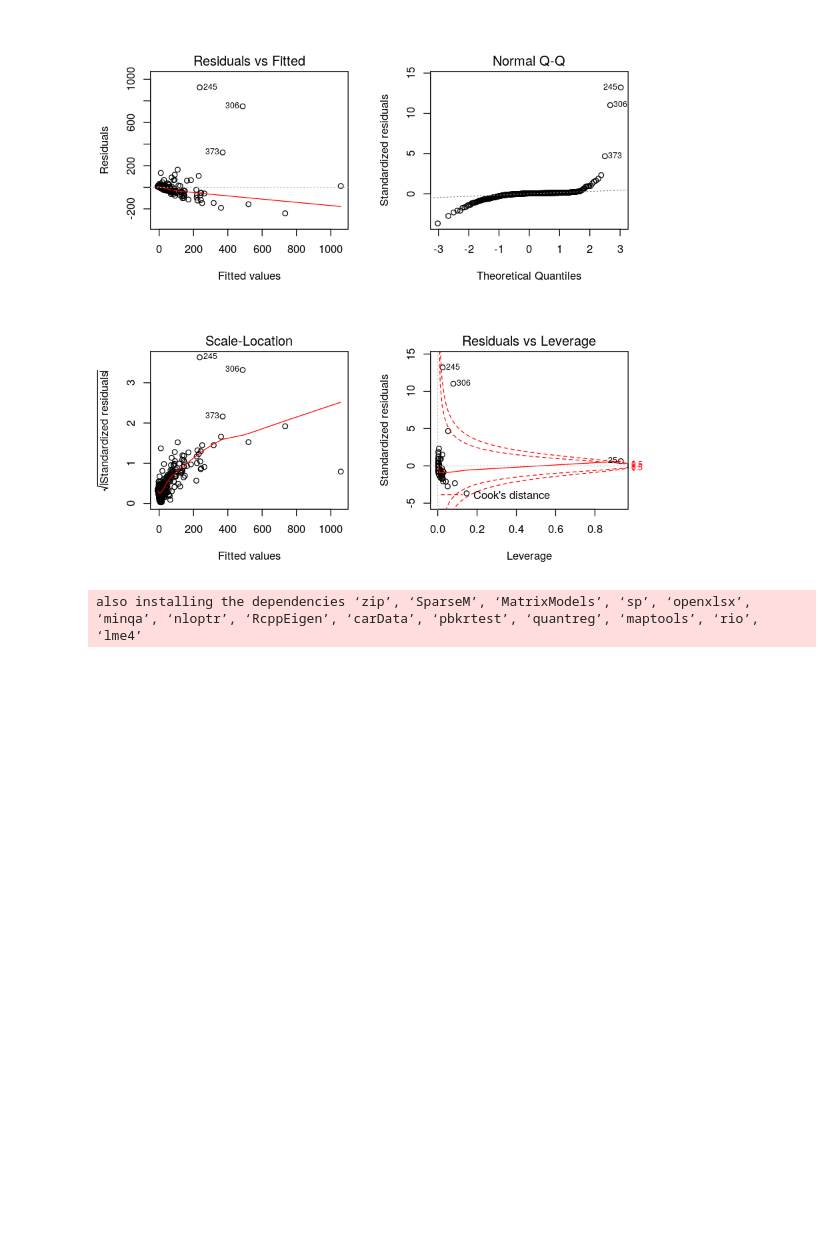
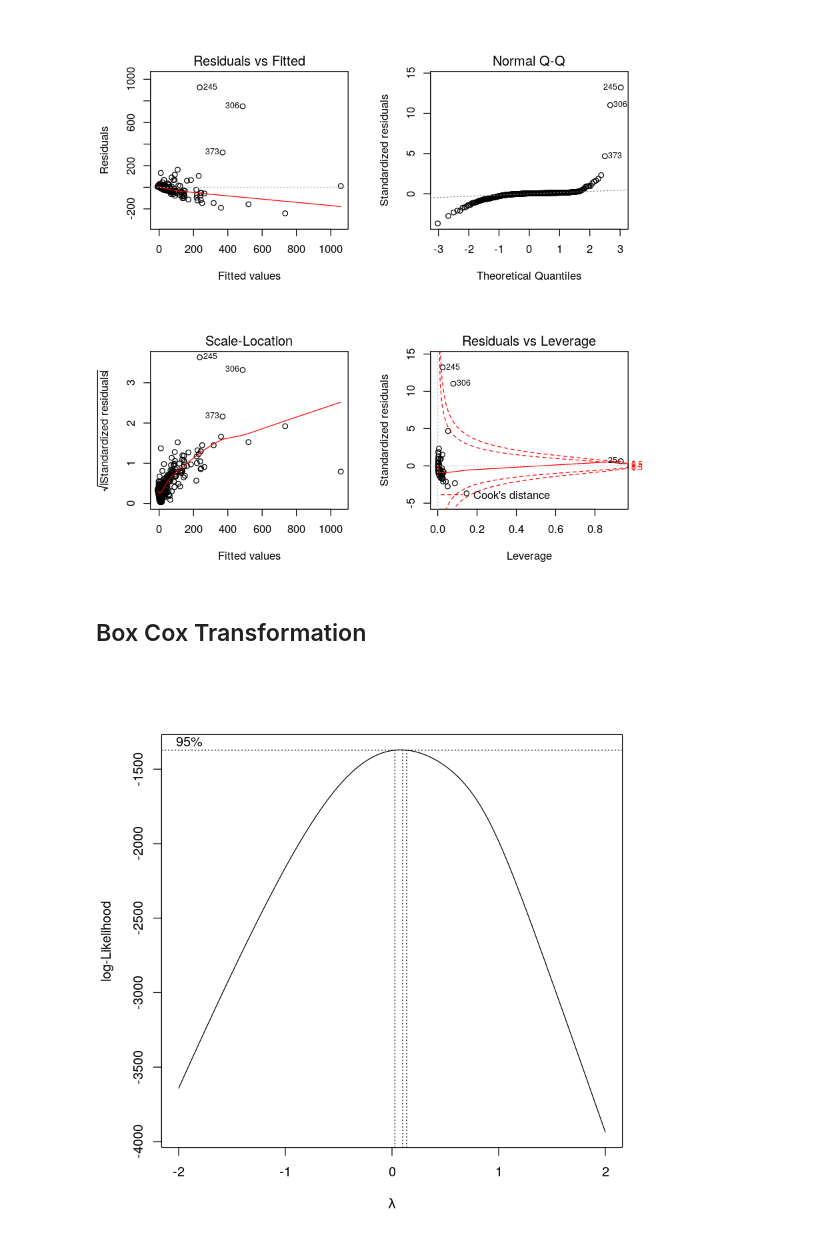
Before and after one commit to SimonHellbrueck/BT_Repository_Mining, a Jupyter notebook: regressiondiagnostics.ipynb, the cells around one changed output. Cells and saved outputs as stored; diff of their text form; code cells hidden in the pictures; blank space fills up the shorter version.

```diff
--- a/regressiondiagnostics.ipynb
+++ b/regressiondiagnostics.ipynb
@@ -100,8 +89,6 @@ par(mfrow=c(2,2))
 plot(polynomial_fit)
 # %% [output]
 [figure]
-# %%
-install.packages('car')
-# %% [output]
-also installing the dependencies ‘zip’, ‘SparseM’, ‘MatrixModels’, ‘sp’, ‘openxlsx’, ‘minqa’, ‘nloptr’, ‘RcppEigen’, ‘carData’, ‘pbkrtest’, ‘quantreg’, ‘maptools’, ‘rio’, ‘lme4’
+# %% [markdown]
+## Box Cox Transformation
 # %%
@@ -108,0 +96,6 @@ library('car')
+# %%
+df_java_projects_training <- df_java_projects_training[df_java_projects_training$Total != 0, ]
+# %%
+b=boxcox(Total ~ LOC, data=df_java_projects_training)
+# %% [output]
+[figure, added]
```
Also changed, not shown: parts of 13 cells of this notebook.
